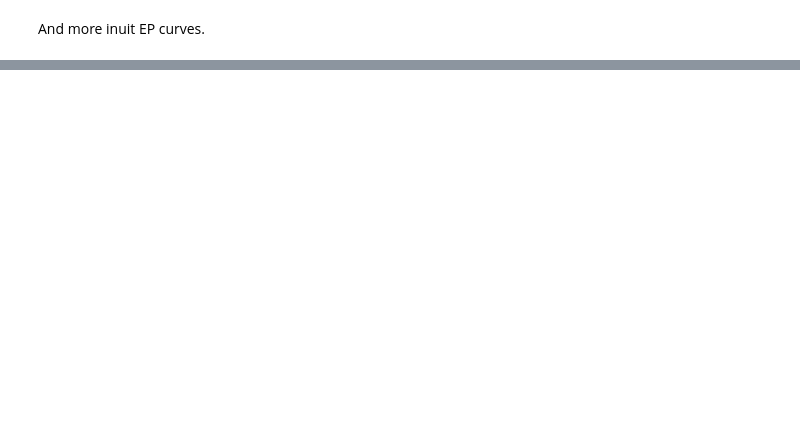
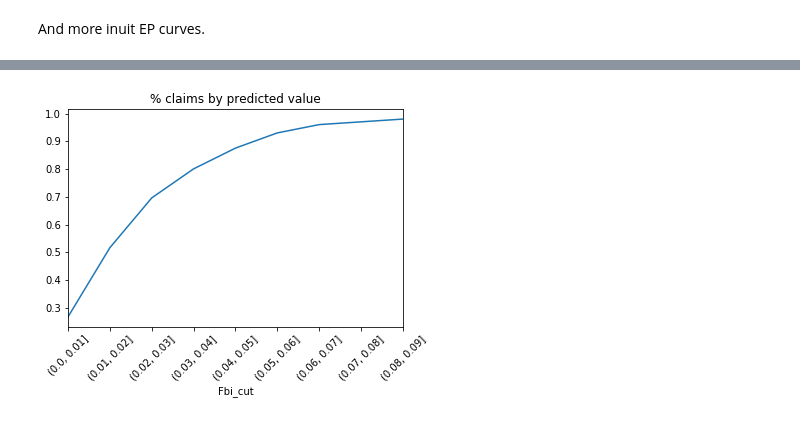
Before and after one commit to bpostance/learn_data_science, a Jupyter notebook: Risk/02-GLM-FrequencySeverity.ipynb, the cells around one changed output, grey strips where cells are left out. Drawn from its saved outputs; the diff is of its cells as text; code cells hidden in the pictures; blank space fills up the shorter version.

Commit message:
Add: lift and cumulative gain chart

```diff
--- a/Risk/02-GLM-FrequencySeverity.ipynb
+++ b/Risk/02-GLM-FrequencySeverity.ipynb
@@ -790,0 +798,10 @@ plt.tight_layout()
+# %%
+r = portfolio.copy()
+r.sort_values(by='Fbi',ascending=True,inplace=True)
+r.reset_index(drop=True,inplace=True)
+
+r['Fbi_cut'] = pd.cut(r.Fbi,np.arange(0,0.1,0.01))
+(r.groupby(['Fbi_cut']).Claim.sum().cumsum()/r.Claim.sum()).plot(rot=45)
+plt.title('% claims by predicted value');
+# %% [output]
+[figure, added]
```
Also changed, not shown: parts of 21 cells of this notebook.
